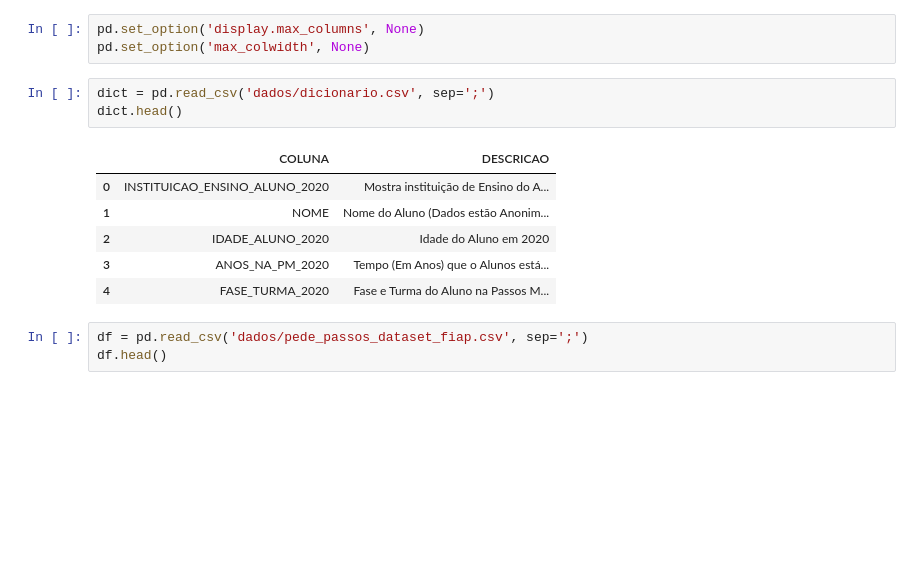
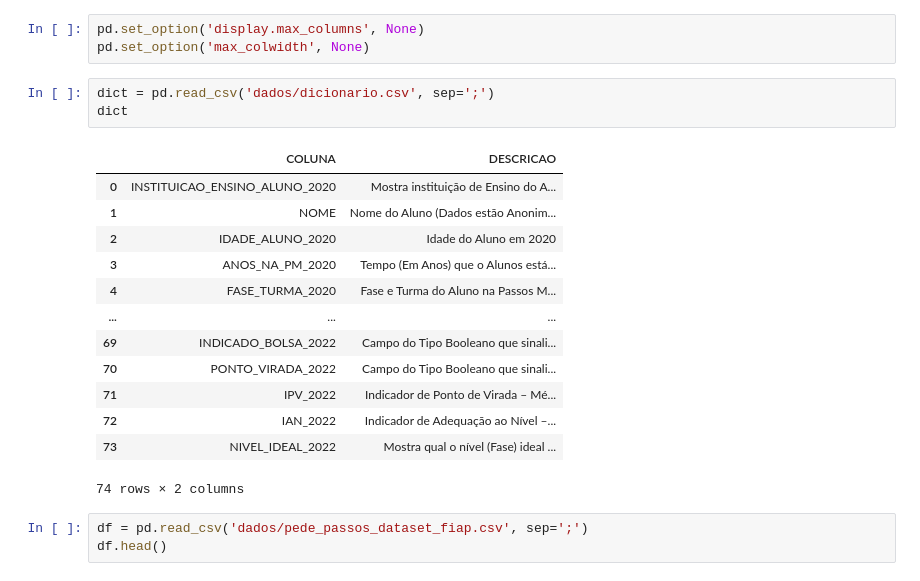
Before and after one commit to jorgeplatero/postech_techchallenge_fase_5, a Jupyter notebook: techchallenge_fase_5.ipynb, the cells around one changed output. Saved outputs shown, nothing was run; the diff lists cells and outputs as text; blank space fills up the shorter version.

```diff
--- a/techchallenge_fase_5.ipynb
+++ b/techchallenge_fase_5.ipynb
@@ -92,14 +92,21 @@ pd.set_option('display.max_columns', None)
 pd.set_option('max_colwidth', None)
 # %%
 dict = pd.read_csv('dados/dicionario.csv', sep=';')
-dict.head()
+dict
 # %% [output]
 |  | COLUNA | DESCRICAO |
 | 0 | INSTITUICAO_ENSINO_ALUNO_2020 | Mostra instituição de Ensino do A... |
 | 1 | NOME | Nome do Aluno (Dados estão Anonim... |
 | 2 | IDADE_ALUNO_2020 | Idade do Aluno em 2020 |
 | 3 | ANOS_NA_PM_2020 | Tempo (Em Anos) que o Alunos está... |
 | 4 | FASE_TURMA_2020 | Fase e Turma do Aluno na Passos M... |
+| ... | ... | ... |
+| 69 | INDICADO_BOLSA_2022 | Campo do Tipo Booleano que sinali... |
+| 70 | PONTO_VIRADA_2022 | Campo do Tipo Booleano que sinali... |
+| 71 | IPV_2022 | Indicador de Ponto de Virada – Mé... |
+| 72 | IAN_2022 | Indicador de Adequação ao Nível –... |
+| 73 | NIVEL_IDEAL_2022 | Mostra qual o nível (Fase) ideal ... |
+74 rows × 2 columns
 # %%
 df = pd.read_csv('dados/pede_passos_dataset_fiap.csv', sep=';')
 df.head()
```
Also changed, not shown: parts of 6 cells of this notebook, 1 other file.
